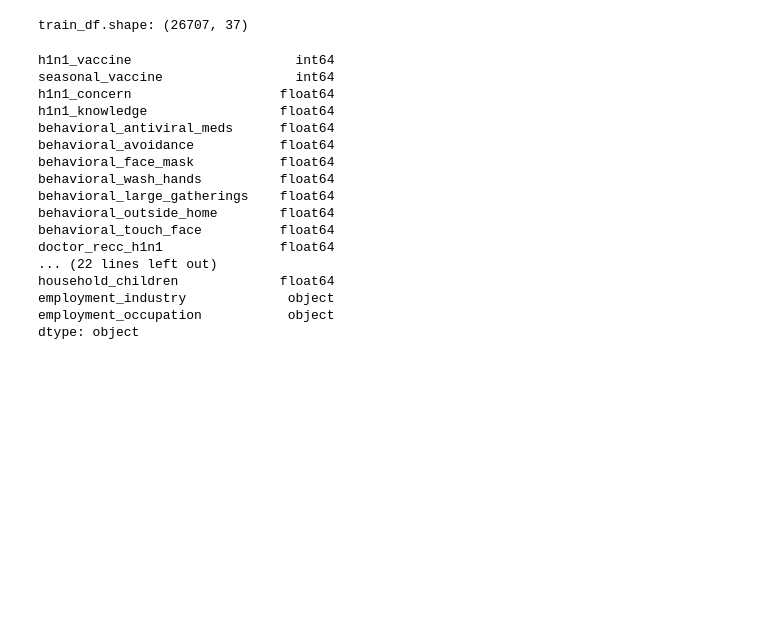
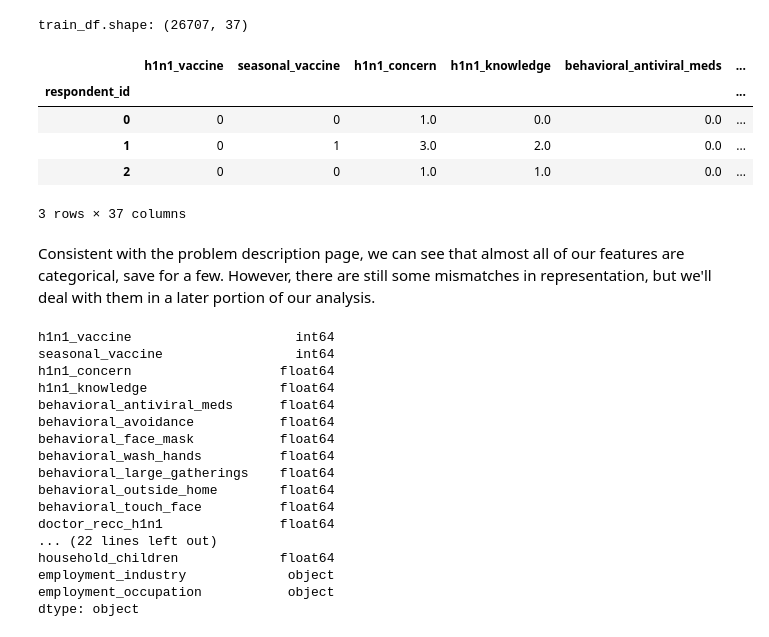
Before and after one commit to pmjustafort/flushotlearning, a Jupyter notebook: index.ipynb, the cells around one changed output. Saved outputs shown, nothing was run; the diff lists cells and outputs as text; code cells hidden in the pictures; blank space fills up the shorter version.

```diff
--- a/index.ipynb
+++ b/index.ipynb
@@ -44,6 +60,17 @@ train_df.set_index('respondent_id', inplace=True)
 print(f'train_df.shape: {train_df.shape}')
 # %% [output]
 train_df.shape: (26707, 37)
+# %%
+train_df.head(3)
+# %% [output]
+|  | h1n1_vaccine | seasonal_vaccine | h1n1_concern | h1n1_knowledge | behavioral_antiviral_meds | ... |
+| respondent_id |  |  |  |  |  | ... |
+| 0 | 0 | 0 | 1.0 | 0.0 | 0.0 | ... |
+| 1 | 0 | 1 | 3.0 | 2.0 | 0.0 | ... |
+| 2 | 0 | 0 | 1.0 | 1.0 | 0.0 | ... |
+3 rows × 37 columns
+# %% [markdown]
+Consistent with the problem description page, we can see that almost all of our features are categorical, save for a few. However, there are still some mismatches in representation, but we'll deal with them in a later portion of our analysis.
 # %%
 # Examine the dataset's datatypes
 train_df.dtypes
```
Also changed, not shown: parts of 23 cells of this notebook.
